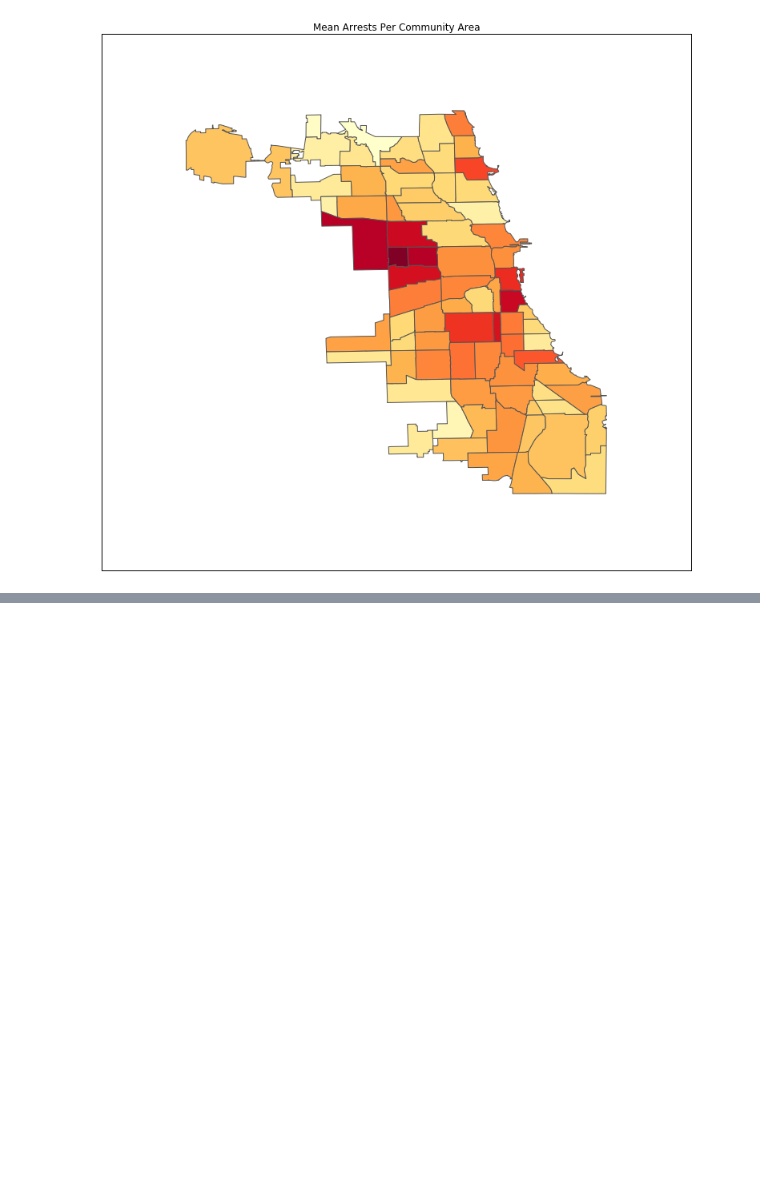
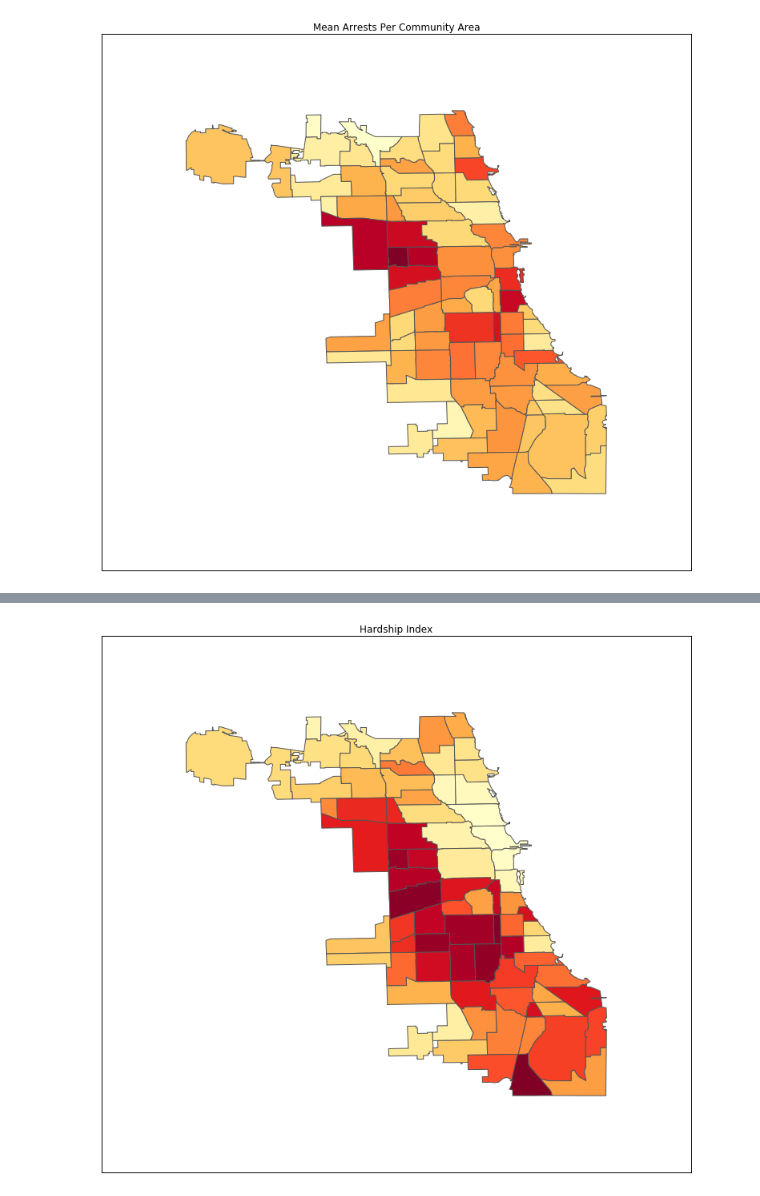
Before and after one commit to crime-analysis/crime_predictions, a Jupyter notebook: Community Areas.ipynb, the cells around one changed output, grey strips where cells are left out. Saved outputs shown, nothing was run; the diff lists cells and outputs as text; code cells hidden in the pictures; blank space fills up the shorter version.

```diff
--- a/Community Areas.ipynb
+++ b/Community Areas.ipynb
@@ -97,0 +118,5 @@ See the caveats in the documentation: http://pandas.pydata.org/pandas-docs/stabl
+# %%
+hardship = poverty[['Community Area Number', 'HARDSHIP INDEX']].groupby('Community Area Number').mean()
+plot_against_comm_area(hardship.to_dict()['HARDSHIP INDEX'], "Hardship Index")
+# %% [output]
+[figure, added]
```
Also changed, not shown: parts of 5 cells of this notebook.
